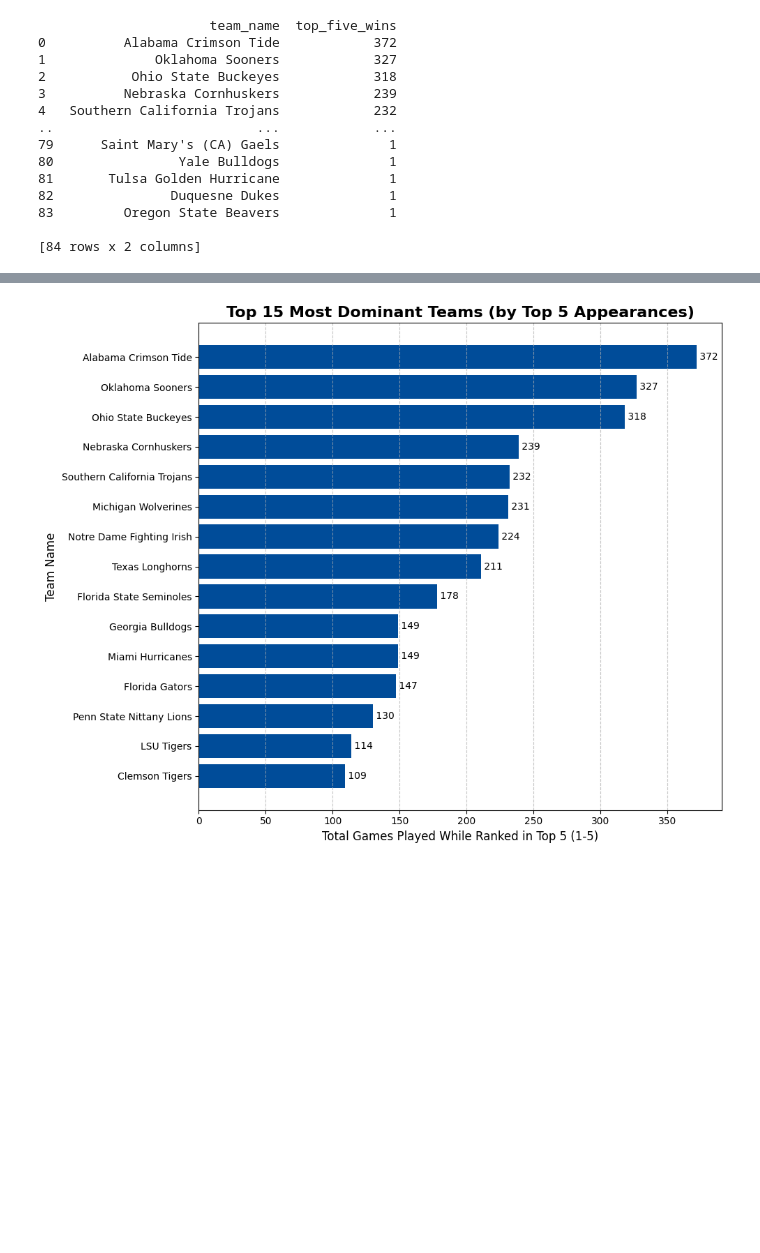
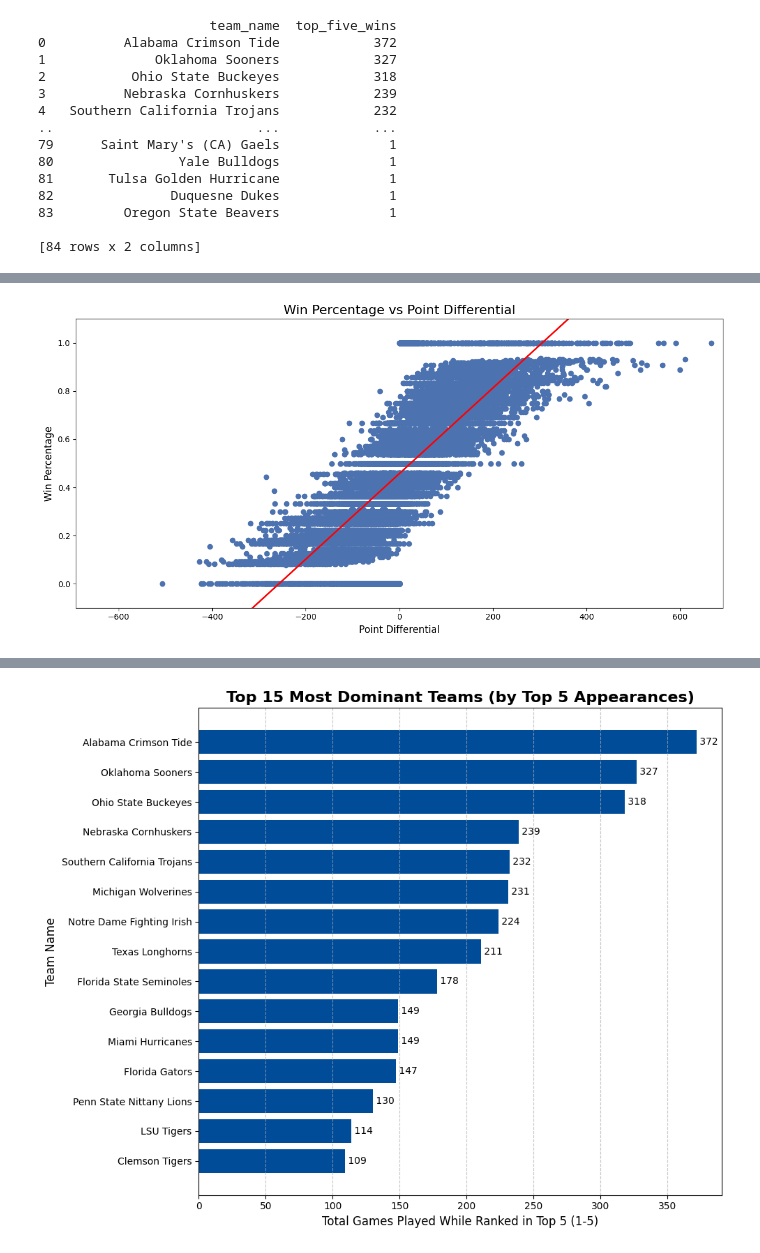
Before and after one commit to 110325-Data-Foundations/Week4ProjectGroup1, a Jupyter notebook: data_analysis.ipynb, the cells around one changed output, grey strips where cells are left out. Cells and saved outputs as stored; diff of their text form; code cells hidden in the pictures; blank space fills up the shorter version.

Commit message:
Added correlation and last visualization

```diff
--- a/data_analysis.ipynb
+++ b/data_analysis.ipynb
@@ -112,0 +120,91 @@ print(top_five_teams_count_df)
+# %%
+import matplotlib.pyplot as plt
+import pandas as pd
+
+# --- Raw point differential query ---
+my_df = pd.read_sql(
+    """
+    select year, team_id,
+           win_percentage / 100.0 as win_percentage,
+           point_differential
+    from yearly_team;
+    """,
+    engine
+)
+
+# --- Average point differential query ---
+my_df_avg = pd.read_sql(
+    """
+    select year, team_id,
+           win_percentage / 100.0 as win_percentage,
+           point_differential / (wins + ties + loses) as avg_point_differential
+    from yearly_team;
+    """,
+    engine
+)
+
+# --- Scale for raw differential ---
+min_raw = my_df['point_differential'].min()
+max_raw = my_df['point_differential'].max()
+raw_scale = max(abs(min_raw), abs(max_raw)) + 25
+
+# --- Scale for avg differential ---
+min_avg = my_df_avg['avg_point_differential'].min()
+max_avg = my_df_avg['avg_point_differential'].max()
+avg_scale = max(abs(min_avg), abs(max_avg)) + 25
+
+# ============================================================
+#  FIGURE 1 — Raw point differential
+# ============================================================
+plt.figure(figsize=(12, 6))
+plt.style.use('seaborn-v0_8-deep')
+
+x = my_df['point_differential']
+y = my_df['win_percentage']
+plt.scatter(x,y)
+
+# Regression line
+slope, intercept = np.polyfit(x, y, 1)
+x_line = np.linspace(x.min(), x.max(), 200)
+y_line = slope * x_line + intercept
+plt.plot(x_line, y_line, color='red', linewidth=2)
+
+plt.xlim(-raw_scale, raw_scale)
+plt.ylim(my_df['win_percentage'].min() - .1, my_df['win_percentage'].max() + .1)
+
+plt.xlabel('Point Differential', fontsize=12)
+plt.ylabel('Win Percentage', fontsize=12)
+plt.title('Win Percentage vs Point Differential', fontsize=16)
+
+plt.tight_layout()
+plt.show()
+
+# ============================================================
+#  FIGURE 2 — Average point differential (PD per game)
+# ============================================================
+plt.figure(figsize=(12, 6))
+plt.style.use('seaborn-v0_8-deep')
+
+x = my_df_avg['avg_point_differential']
+y = my_df_avg['win_percentage']
+
+plt.scatter(x, y)
+
+# Regression line
+slope, intercept = np.polyfit(x, y, 1)
+x_line = np.linspace(x.min(), x.max(), 200)
+y_line = slope * x_line + intercept
+plt.plot(x_line, y_line, color='red', linewidth=2)
+
+plt.xlim(-avg_scale, avg_scale)
+plt.ylim(my_df['win_percentage'].min() - .1, my_df['win_percentage'].max() + .1)
+
+
+plt.xlabel('Average Point Differential', fontsize=12)
+plt.ylabel('Win Percentage', fontsize=12)
+plt.title('Win Percentage vs Avg Point Differential', fontsize=16)
+
+plt.tight_layout()
+plt.show()
+# %% [output]
+[figure, added]
```
Also changed, not shown: parts of 8 cells of this notebook, 1 other file.
